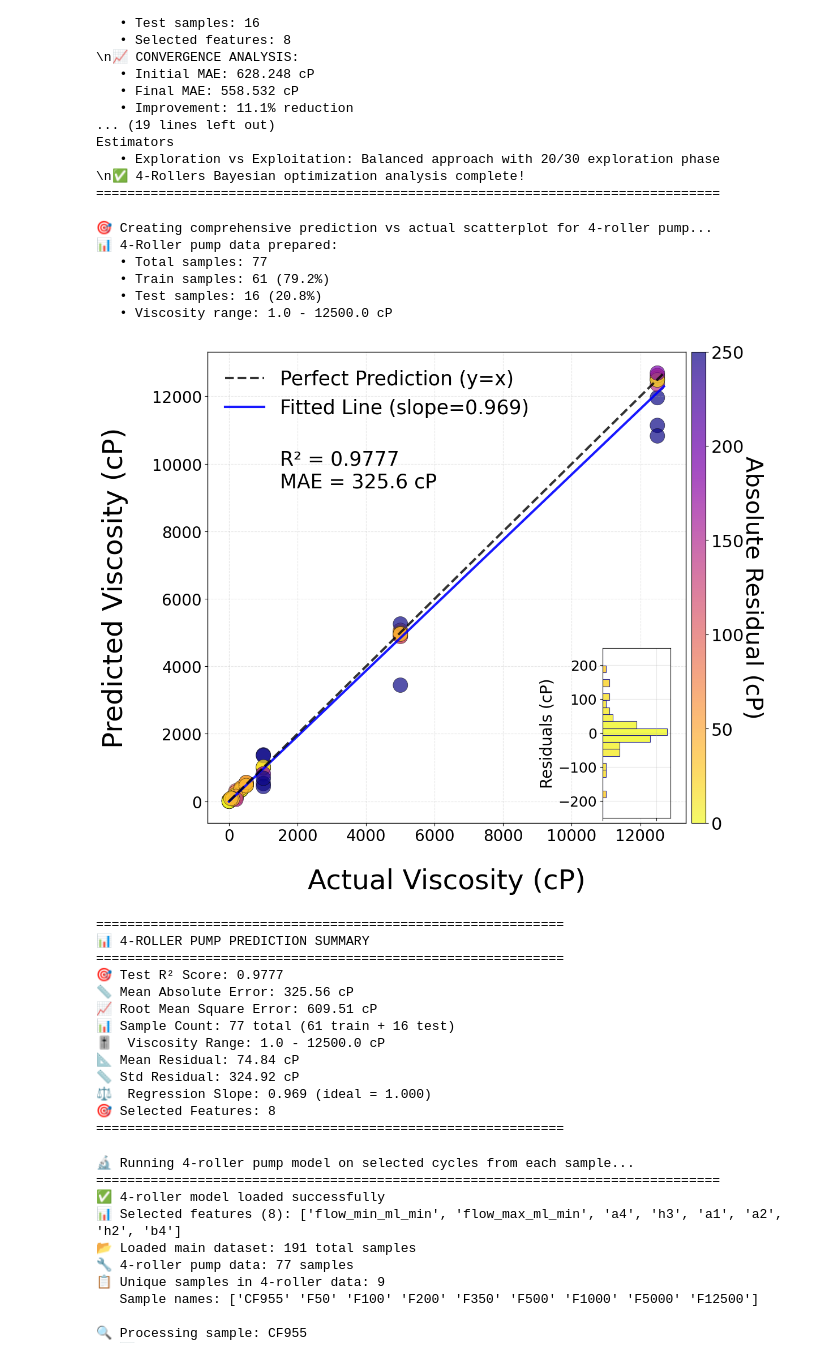
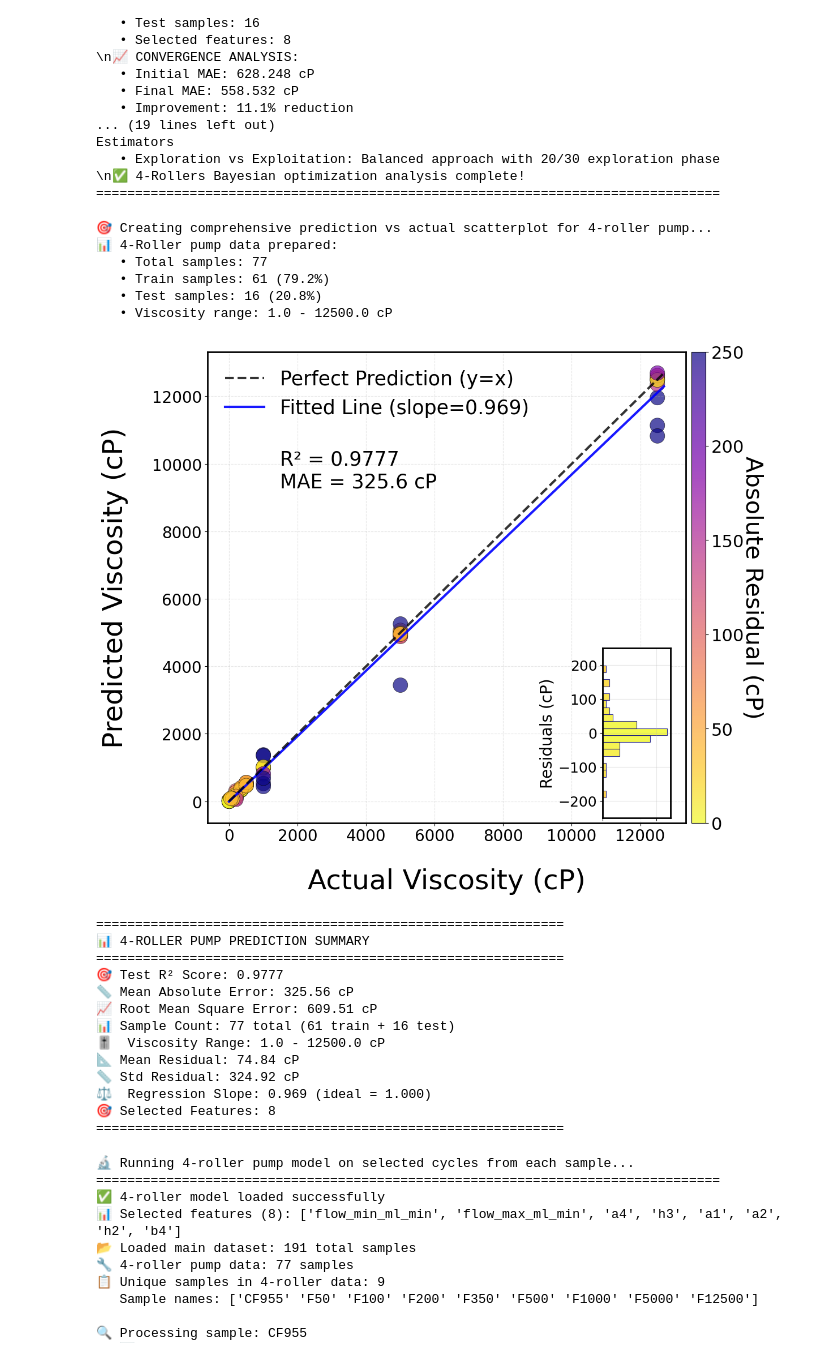
Before and after one commit to mahdi-rstgr/Micro_Liquid_Handling, a Jupyter notebook: Applications/Viscosity_estimation/ML_sigmoid.ipynb, the cells around one changed output. Drawn from its saved outputs; the diff is of its cells as text; code cells hidden in the pictures.

```diff
--- a/Applications/Viscosity_estimation/ML_sigmoid.ipynb
+++ b/Applications/Viscosity_estimation/ML_sigmoid.ipynb
@@ -1445,7 +1445,7 @@ if len(results) > 0:
     # ================================================================
 
     # Create comprehensive comparison visualization
-    fig = plt.figure(figsize=(20, 8))
+    fig = plt.figure(figsize=(21, 8))
 
     # Plot 1: Performance Metrics Comparison
     ax1 = plt.subplot(1, 3, 1)
@@ -1465,7 +1465,7 @@ if len(results) > 0:
     ax1.set_xticks(x_pos)
     ax1.set_xticklabels(config_labels, rotation=0, fontsize=20)
     ax1.tick_params(axis='y', labelsize=20)
-    ax1.legend(fontsize=20)
+    ax1.legend(fontsize=20, framealpha=0)
     ax1.grid(True, alpha=0.3)
     ax1.set_ylim(0, 1.3)
 
@@ -2135,41 +2135,41 @@ else:
     # Make figure border black and thicker
     for spine in ax_main.spines.values():
         spine.set_color('black')
-        spine.set_linewidth(1)
+        spine.set_linewidth(2)
 
     # Add borders
-    for spine in ax2.spines.values():
+    for spine in inset_ax.spines.values():
         spine.set_color('black')
-        spine.set_linewidth(1.5)
+        spine.set_linewidth(2)
 
     plt.tight_layout()
     plt.show()
 
     # ================================================================
     # 🔟 SUMMARY STATISTICS FOR 4-ROLLER PUMP
     # ================================================================
 
     print("\n" + "="*60)
     print("📊 4-ROLLER PUMP PREDICTION SUMMARY")
     print("="*60)
     print(f"🎯 Test R² Score: {test_r2_4r:.4f}")
     print(f"📏 Mean Absolute Error: {test_mae_4r:.2f} cP")
     print(f"📈 Root Mean Square Error: {four_roller_result['test_rmse']:.2f} cP")
     print(f"📊 Sample Count: {len(y_all_4r)} total ({len(y_train_4r)} train + {len(y_test_4r)} test)")
     print(f"🎚️  Viscosity Range: {y_all_4r.min():.1f} - {y_all_4r.max():.1f} cP")
     print(f"📐 Mean Residual: {np.mean(residuals_all_4r):.2f} cP")
     print(f"📏 Std Residual: {np.std(residuals_all_4r):.2f} cP")
     print(f"⚖️  Regression Slope: {reg.coef_[0]:.3f} (ideal = 1.000)")
     print(f"🎯 Selected Features: {four_roller_result['n_features']}")
     print("="*60)
 # %% [output]
 🎯 Creating comprehensive prediction vs actual scatterplot for 4-roller pump...
 📊 4-Roller pump data prepared:
    • Total samples: 77
    • Train samples: 61 (79.2%)
    • Test samples: 16 (20.8%)
    • Viscosity range: 1.0 - 12500.0 cP
-[figure, old version]
+[figure, new version]
 ============================================================
 📊 4-ROLLER PUMP PREDICTION SUMMARY
 ============================================================
```
Also changed, not shown: parts of 2 cells of this notebook.
